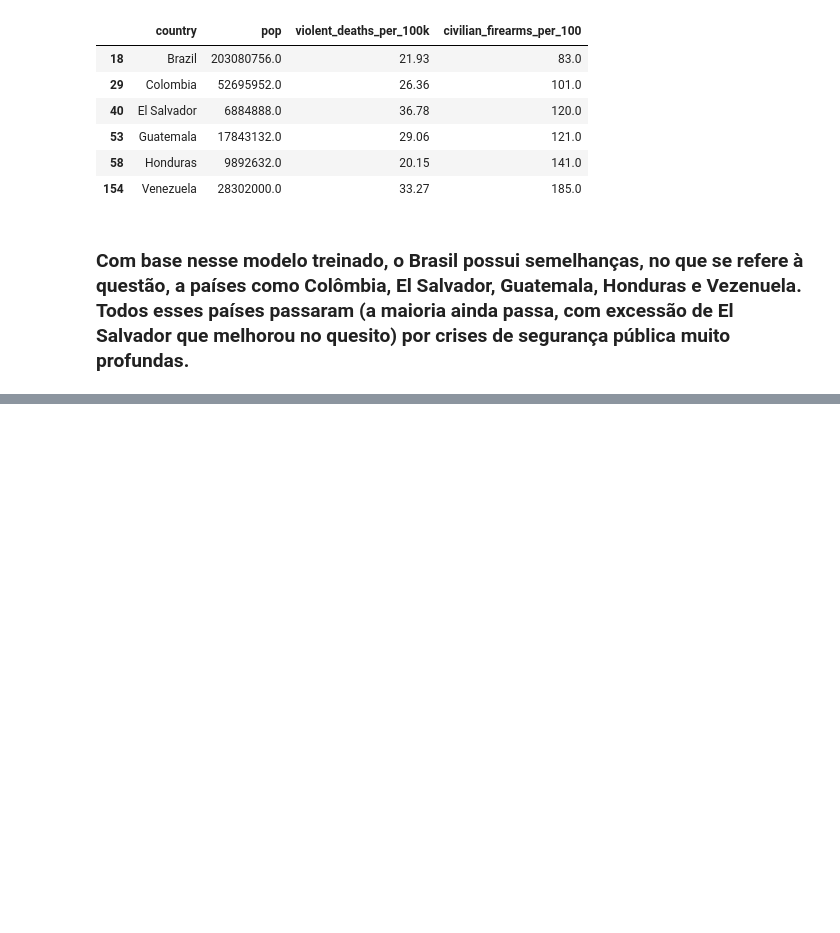
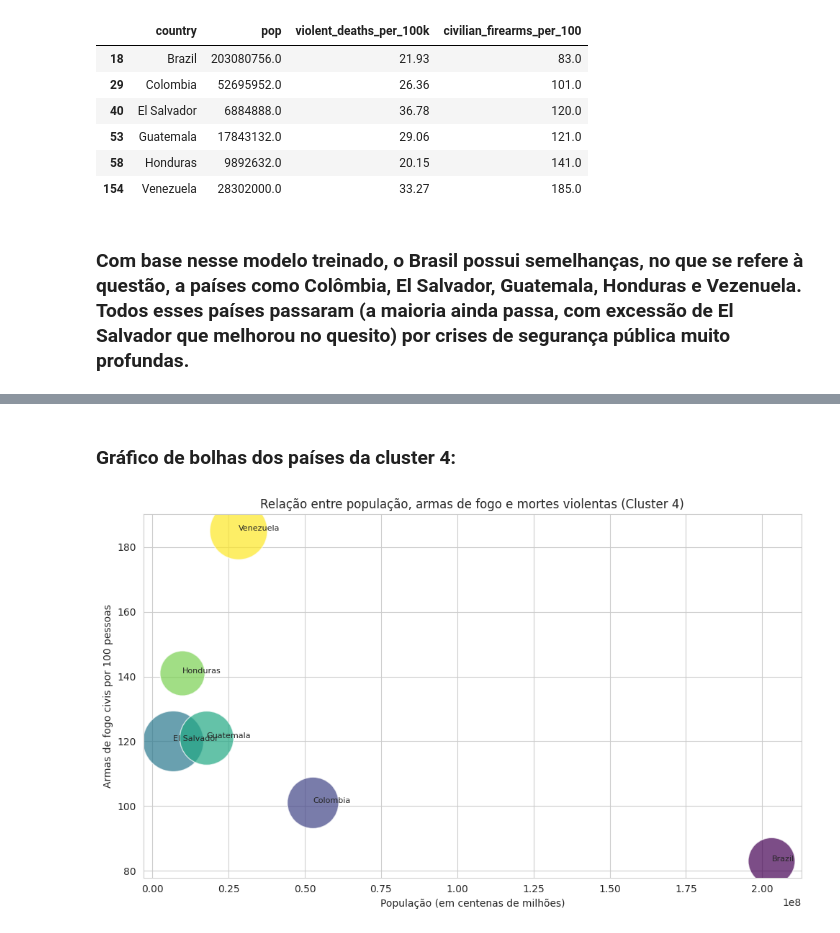
Before and after one commit to jlcamelo2350/Dados-e-automacao, a Jupyter notebook: Análise da Relação Armas de Fogo e Homicídios Globais/Projeto_Armas_de_fogo_e_Mortes_Violentas1.ipynb, the cells around one changed output, grey strips where cells are left out. Cells and saved outputs as stored; diff of their text form; code cells hidden in the pictures; blank space fills up the shorter version.

```diff
--- a/Análise da Relação Armas de Fogo e Homicídios Globais/Projeto_Armas_de_fogo_e_Mortes_Violentas1.ipynb
+++ b/Análise da Relação Armas de Fogo e Homicídios Globais/Projeto_Armas_de_fogo_e_Mortes_Violentas1.ipynb
@@ -766,0 +791,38 @@ cluster_dfs[4]
+# %% [markdown]
+### Gráfico de bolhas dos países da cluster 4:
+# %%
+# Selecionar o DataFrame do cluster desejado
+cluster_df = cluster_dfs[4]  # Aqui você pode mudar para o cluster que quiser
+
+# Criar o gráfico de bolhas
+plt.figure(figsize=(10, 6))
+scatter = plt.scatter(
+    cluster_df['pop'],  # Eixo X: população
+    cluster_df['civilian_firearms_per_100'],  # Eixo Y: armas de fogo civis por 100 habitantes
+    s=cluster_df['violent_deaths_per_100k'] * 100,  # Tamanho das bolas (ajustado para melhor visualização)
+    c=range(len(cluster_df)),  # Cor das bolas com base no índice do DataFrame
+    cmap='viridis',  # Paleta de cores
+    alpha=0.7,  # Transparência das bolhas
+    edgecolor='w'  # Cor da borda das bolhas
+)
+
+# Adicionar rótulos aos eixos
+plt.xlabel('População (em centenas de milhões)')
+plt.ylabel('Armas de fogo civis por 100 pessoas')
+plt.title('Relação entre população, armas de fogo e mortes violentas (Cluster 4)')
+
+# Adicionar legenda do tamanho das bolhas
+bubble_sizes = [10, 20, 30]  # Exemplos de tamanhos de bolhas para legenda
+for size in bubble_sizes:
+    plt.scatter([], [], s=size * 100, c='gray', label=f'{size} mortes violentas por 100k')
+
+
+# Adicionar rótulos dos países
+for idx, row in cluster_df.iterrows():
+    plt.text(row['pop'], row['civilian_firearms_per_100'], row['country'], fontsize=8)
+
+# Mostrar o gráfico
+plt.tight_layout()
+plt.show()
+# %% [output]
+[figure, added]
```
Also changed, not shown: parts of 30 cells of this notebook.
